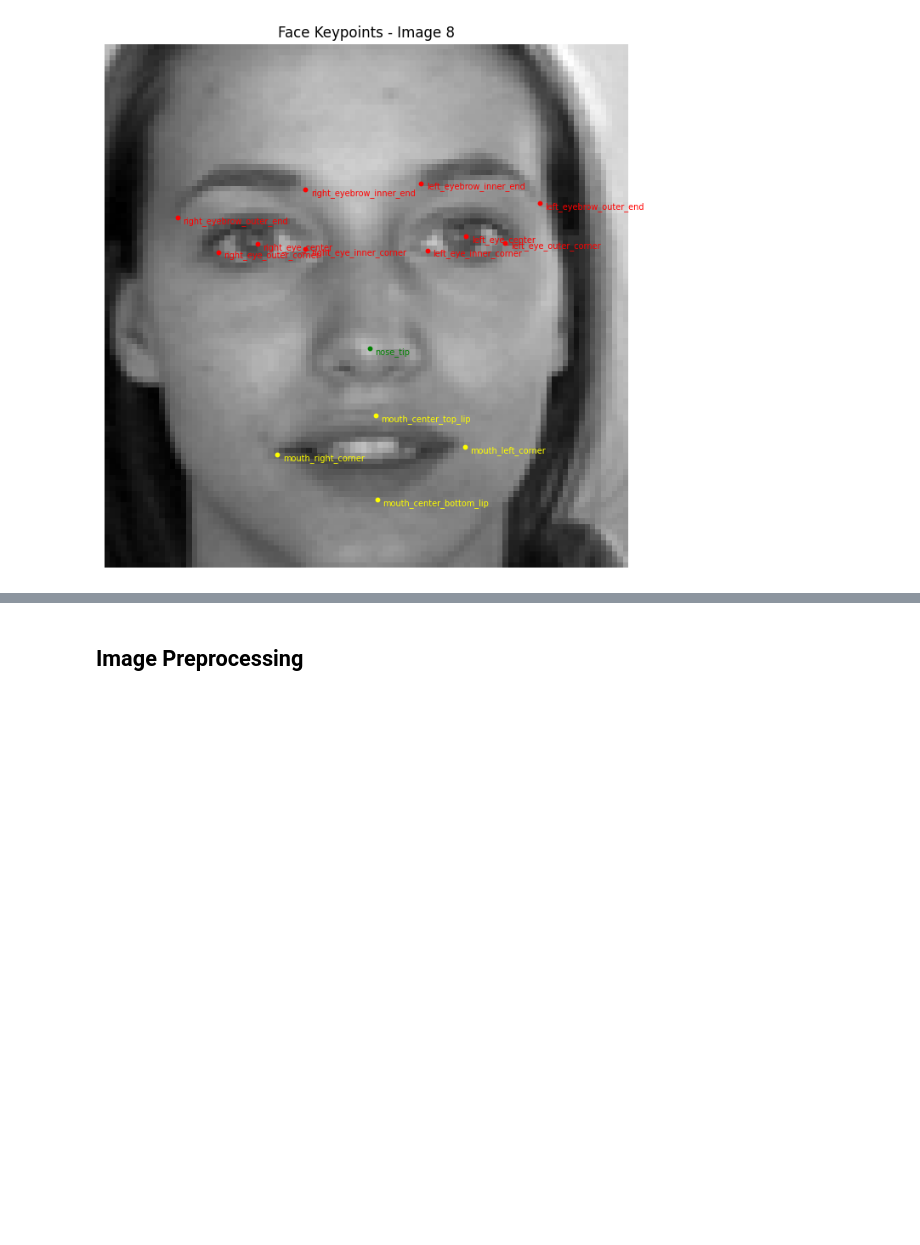
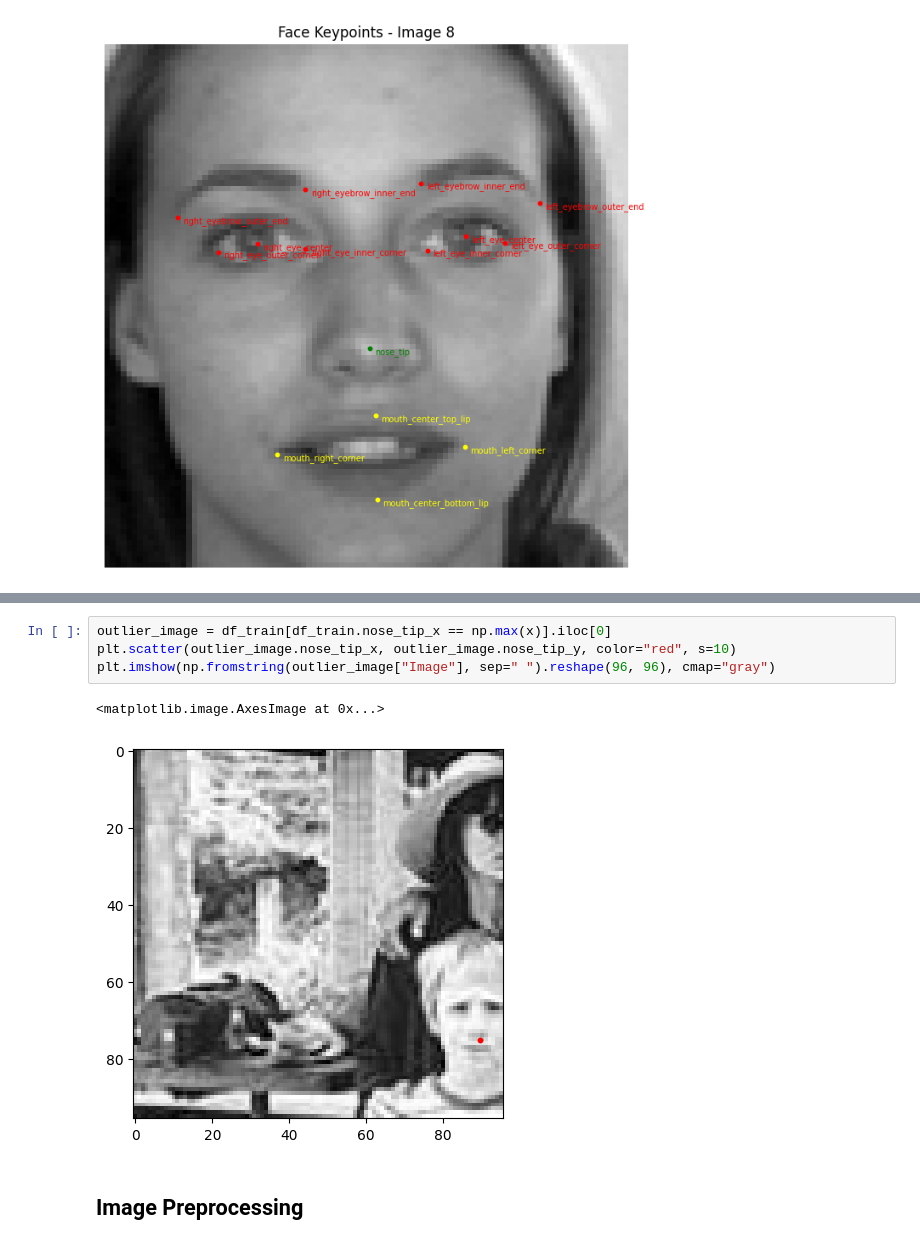
Before and after one commit to NimaNIKOOKAR/Facial-Keypoints-Detection, a Jupyter notebook: facial-detection.ipynb, the cells around one changed output, grey strips where cells are left out. Drawn from its saved outputs; the diff is of its cells as text; blank space fills up the shorter version.

Commit message:
checking outliers

```diff
--- a/facial-detection.ipynb
+++ b/facial-detection.ipynb
@@ -160,3 +228,10 @@ show_face_with_keypoints(df_train, 8)
+# %%
+outlier_image = df_train[df_train.nose_tip_x == np.max(x)].iloc[0]
+plt.scatter(outlier_image.nose_tip_x, outlier_image.nose_tip_y, color="red", s=10)
+plt.imshow(np.fromstring(outlier_image["Image"], sep=" ").reshape(96, 96), cmap="gray")
+# %% [output]
+<matplotlib.image.AxesImage at 0x...>
+[figure, added]
 # %% [markdown]
 ## Image Preprocessing
 # %%
```
Also changed, not shown: parts of 12 cells of this notebook, 1 other file.
